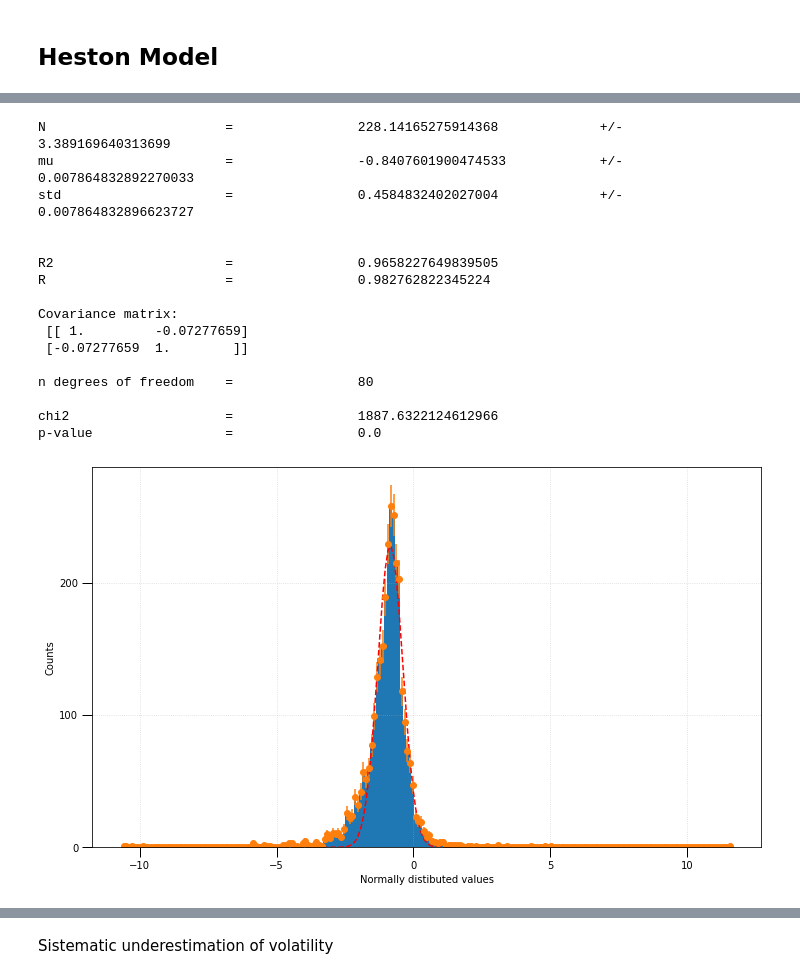
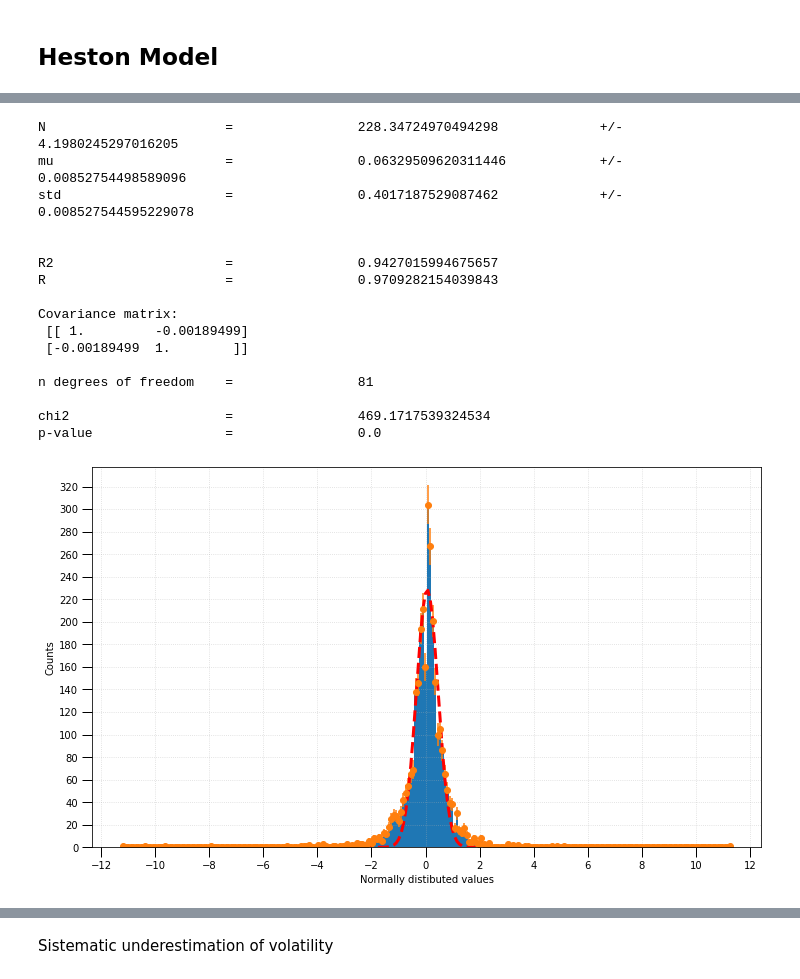
Before and after one commit to aidinattar/Volatility-carry-trading-strategy, a Jupyter notebook: Project.ipynb, the cells around one changed output, grey strips where cells are left out. Saved outputs shown, nothing was run; the diff lists cells and outputs as text; code cells hidden in the pictures.

Commit message:
add corrected prices + started theoretical intro

```diff
--- a/Project.ipynb
+++ b/Project.ipynb
@@ -164,13 +215,17 @@ def heston_pde_milstein(S_0,   T,     r,     k,  theta,
 # %%
 def r_comp(S, v, dt, N, rho):
     r  = np.empty( ( N, S.size ) )
+    WT = np.random.normal( 0, 1, N )
 
-    WT = np.random.multivariate_normal( np.array( [0,  0] ), np.array( [[1, rho], [rho,1]] ), size=N )
-    for t in range( 1, S.size ):
-        #r[:, t]  = v[t-1] / 2 + np.log( S[t] / S[t-1] ) / dt - np.sqrt( v[t-1] / dt ) * WT[:, 0]
-        #r[:, t]  = ( S[t] / S[t-1] - np.sqrt( v[t-1] )          * WT[:, 0]  - 1 ) / dt
-        r[:, t]  = ( S[t] / S[t-1] - 1 ) / dt - np.sqrt( v[t] / dt ) * WT[:, 0] - S[t-1] * ( WT[:, 0]**2 - 1 ) / 4
-
+    for t in range( 0, S.size-1 ):
+        r[:, t]  = v[t] / 2 + np.log( S[t+1] / S[t] ) / dt - np.sqrt( v[t] / dt ) * WT[0]
+        #r[:, t]  = v[t] / 2 + np.log( S[t+1] / S[t] ) / dt
+        #r[:, t]  = ( S[t+1] / S[t] - 1 ) / dt #- np.sqrt( v[t] / dt ) * WT[:]
+        #r[:, t]  = ( S[t+1] / S[t] - 1 ) / dt - np.sqrt( v[t] / dt ) * WT[0] - S[t] * ( WT[0]**2 - 1 ) / 4
+        #r[:, t]  = ( S[t+1] / S[t] - 1 ) / dt
+        #r[:, t]  = ( S[t+1] / S[t] - 1 ) / dt - np.sqrt( v[t] / dt ) * 0 - S[t] * ( 1 - 1 ) / 4
+        #print( ( S[t+1] / S[t] - 1 ) / dt - np.sqrt( v[t] / dt )* WT[:, 0].mean() - S[t] * ( (WT[:, 0]**2).mean() - 1 ) / 4 )
+    r[:, t+1] = r[:, t]
     return r.mean( axis=0 )
 # %%
 T       = 1
@@ -192,7 +247,7 @@ for i in range(n,UX1.index.size):
     Vt1             = UX1.PX_LAST.iloc[    i-n:i].values**2
     Vt2             = UX2.PX_LAST.iloc[    i-n:i].values**2
     S               = SPX_price.Close.iloc[i-n:i].values
-    rt              = r[i]
+    rt              = r[i-1]
 
     S0              = S[  -1]
     V10             = Vt1[-1]
@@ -228,7 +283,6 @@ for i in range(n,UX1.index.size):
     p2, v2          = heston_pde_milstein( S0, T, rt, k2, theta2, V20, rho, sigma2, steps, Npaths )
 
 
-
     vol1[   i-n,:] = v1[:].ravel( )
     vol2[   i-n,:] = v2[:].ravel( )
     prices1[i-n,:] = p1[:].ravel( )
@@ -250,9 +294,16 @@ prices1 = np.insert( prices1, 0, np.full( ( n, Npaths ), np.nan ), axis=0 )
 prices2 = np.insert( prices2, 0, np.full( ( n, Npaths ), np.nan ), axis=0 )
 
 for k in range(Npaths):
-    col      = 'sim_' + str( k )
-    UX1[col] = pd.Series( np.sqrt( vol1[:,k] ), index = UX1.index)
-    UX2[col] = pd.Series( np.sqrt( vol2[:,k] ), index = UX2.index)
+    col_vol  = 'sim_'   + str( k )
+    col_pr1  = 'sim_1_' + str( k )
+    col_pr2  = 'sim_2_' + str( k )
+    UX1[      col_vol] = pd.Series( np.sqrt(   vol1[:,k] ), index =       UX1.index )
+    UX2[      col_vol] = pd.Series( np.sqrt(   vol2[:,k] ), index =       UX2.index )
+    SPX_price[col_pr1] = pd.Series( prices1[:,k], index = SPX_price.index )
+    SPX_price[col_pr2] = pd.Series( prices2[:,k], index = SPX_price.index )
 
-UX1['mean_sim'] = ( UX1.loc[:, ['sim_' + str( k ) for k in range( Npaths ) ] ] ).mean( axis=1 )
-UX2['mean_sim'] = ( UX2.loc[:, ['sim_' + str( k ) for k in range( Npaths ) ] ] ).mean( axis=1 )
+
+UX1[      'mean_sim' ] = ( UX1.loc[      :, ['sim_'   + str( k ) for k in range( Npaths ) ] ] ).mean( axis=1 )
+UX2[      'mean_sim' ] = ( UX2.loc[      :, ['sim_'   + str( k ) for k in range( Npaths ) ] ] ).mean( axis=1 )
+SPX_price['mean_sim1'] = ( SPX_price.loc[:, ['sim_1_' + str( k ) for k in range( Npaths ) ] ] ).mean( axis=1 )
+SPX_price['mean_sim2'] = ( SPX_price.loc[:, ['sim_2_' + str( k ) for k in range( Npaths ) ] ] ).mean( axis=1 )
@@ -332,7 +484,8 @@ fig, ax           = plt.subplots(figsize=(12, 7))
 entries, edges, _ = ax.hist(UX1.resid, bins=b)
 ax.set_ylabel('Counts')
 ax.set_xlabel("Normally distibuted values")
-ax.yaxis.set_major_locator(MultipleLocator(100))
+ax.yaxis.set_major_locator(MultipleLocator(20))
+ax.xaxis.set_major_locator(MultipleLocator( 2))
 ax.tick_params(which='major', width=1.0)
 ax.tick_params(which='major', length=10)
 ax.grid(linestyle='dotted', alpha=0.5)
@@ -348,49 +501,49 @@ def gaussian(x, N, mu, sig):
     return N * np.exp(-np.power(x - mu, 2.) / (2 * np.power(sig, 2.)))
 
 popt, pcov = optimize.curve_fit(gaussian, bin_centers, entries, p0 = [100,0, 1])
-ax.plot(bin_centers, gaussian(bin_centers, popt[0],popt[1],popt[2]), linestyle='dashed',c = 'r' )
+ax.plot(bin_centers, gaussian(bin_centers, popt[0],popt[1],popt[2]), linestyle='dashed',c = 'r', lw=3 )
 
 ssr = np.sum((entries - gaussian(bin_centers, popt[0],popt[1],popt[2]))**2)
 tss = np.sum((np.mean(entries) - entries)**2)
 
 rsq = 1 - ssr / tss
 sigma_y  = np.sqrt(np.abs(entries))
 mask_err = (sigma_y!=0)
 
 print("N  \t\t\t=\t\t", popt[0], "\t\t+/-\t\t", pcov[0,0]**.5)
 print("mu \t\t\t=\t\t", popt[1], "\t\t+/-\t\t", pcov[1,1]**.5)
 print("std\t\t\t=\t\t", popt[2], "\t\t+/-\t\t", pcov[2,2]**.5)
 
 print("\n")
 print("R2 \t\t\t=\t\t", rsq, "\nR \t\t\t=\t\t", np.sqrt(rsq))
 print("\nCovariance matrix:\n", np.corrcoef(bin_centers,entries)) # check with the correlation matrix that R is the correlation coefficient
 
 ndof = len(bin_centers[mask_err]) - 3
 print("\nn degrees of freedom \t=\t\t", ndof)
 # calculate the chi^2
-chi2 = np.sum(((entries[mask_err] - (gaussian(bin_centers[mask_err], popt[0],popt[1],popt[2])))**2) / sigma_y[mask_err])
+chi2 = np.sum(((entries[mask_err] - (gaussian(bin_centers[mask_err], popt[0],popt[1],popt[2])))**2) / sigma_y[mask_err]**2)
 print("\nchi2 \t\t\t=\t\t", chi2)
 # calculate the p-value from the chi^2, the n.d.o.f., and the comulative chi^2 distribution
 pvalue = 1. - stats.chi2.cdf(chi2, ndof)
 print("p-value \t\t=\t\t", pvalue) # if the p-value is < 0.05, the fit is considered unsatisfactory
 # %% [output]
-N                       =                228.14165275914368             +/-              3.389169640313699
-mu                      =                -0.8407601900474533            +/-              0.007864832892270033
-std                     =                0.4584832402027004             +/-              0.007864832896623727
+N                       =                228.34724970494298             +/-              4.1980245297016205
+mu                      =                0.06329509620311446            +/-              0.00852754498589096
+std                     =                0.4017187529087462             +/-              0.008527544595229078
 
 
-R2                      =                0.9658227649839505
-R                       =                0.982762822345224
+R2                      =                0.9427015994675657
+R                       =                0.9709282154039843
 
 Covariance matrix:
- [[ 1.         -0.07277659]
- [-0.07277659  1.        ]]
+ [[ 1.         -0.00189499]
+ [-0.00189499  1.        ]]
 
-n degrees of freedom    =                80
+n degrees of freedom    =                81
 
-chi2                    =                1887.6322124612966
+chi2                    =                469.1717539324534
 p-value                 =                0.0
-[figure, old version]
+[figure, new version]
 # %%
 b                 = np.histogram_bin_edges(UX2.resid.dropna(), bins='fd')
 fig, ax           = plt.subplots(figsize=(12, 7))
```
Also changed, not shown: parts of 28 cells of this notebook, 1 other file.
